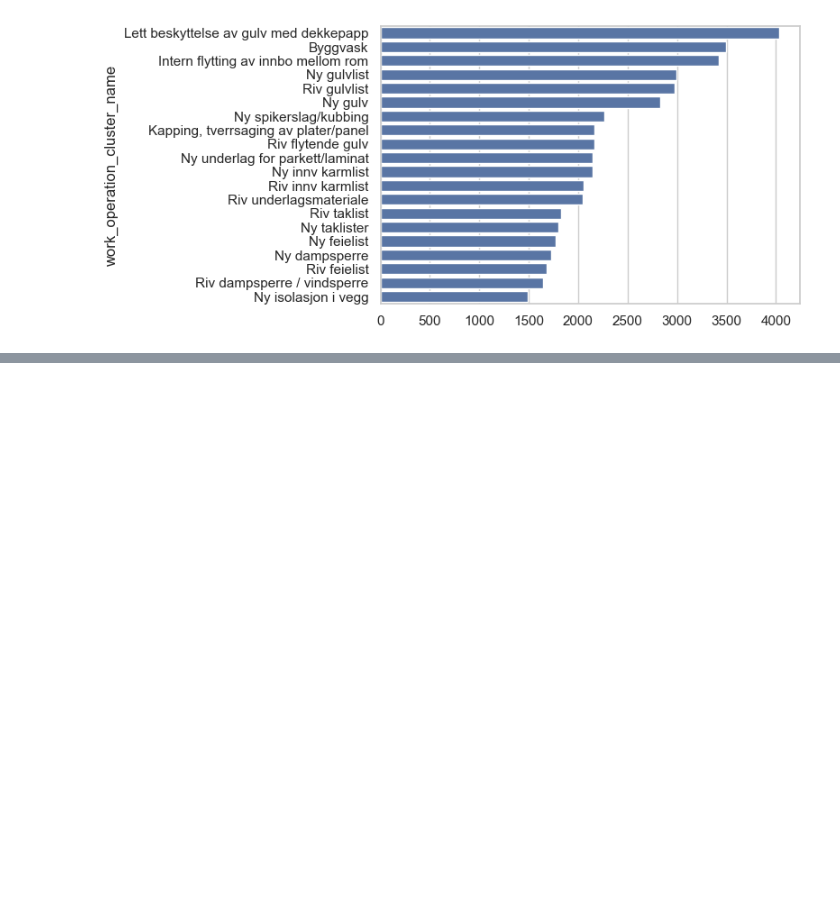
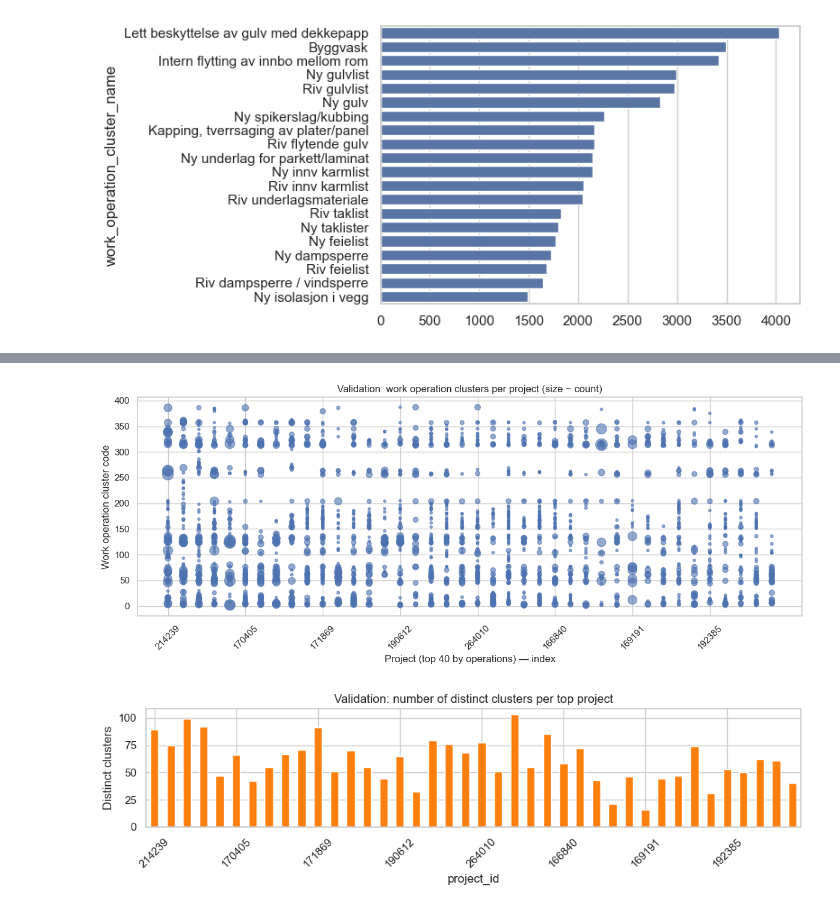
Before and after one commit to tobiasfremming/RecoverHackathon, a Jupyter notebook: EDA/eda_val.ipynb, the cells around one changed output, grey strips where cells are left out. Drawn from its saved outputs; the diff is of its cells as text; code cells hidden in the pictures; blank space fills up the shorter version.

```diff
--- a/EDA/eda_val.ipynb
+++ b/EDA/eda_val.ipynb
@@ -137,0 +141,35 @@ Name: count, dtype: int64
+# %%
+# Per-project job distribution for validation set
+proj_ops = val.groupby(['project_id','work_operation_cluster_code']).size().reset_index(name='n_ops')
+
+# top projects by operations
+top_projects = val['project_id'].value_counts().head(40).index.tolist()
+subset = proj_ops[proj_ops['project_id'].isin(top_projects)].copy()
+proj_order = list(top_projects)
+proj_to_idx = {p:i for i,p in enumerate(proj_order)}
+subset['proj_idx'] = subset['project_id'].map(proj_to_idx)
+
+plt.figure(figsize=(12,5))
+plt.scatter(subset['proj_idx'], subset['work_operation_cluster_code'].astype(float) + np.random.normal(0,0.12,size=len(subset)),
+            s=np.clip(subset['n_ops']*6, 10, 500), alpha=0.6)
+plt.xlabel('Project (top 40 by operations) — index')
+plt.ylabel('Work operation cluster code')
+xticks = list(range(0, len(proj_order), 5))
+plt.xticks(ticks=xticks, labels=[proj_order[i] for i in xticks], rotation=45)
+plt.title('Validation: work operation clusters per project (size ~ count)')
+plt.tight_layout()
+plt.show()
+
+# Distinct clusters per project
+distinct_ops = proj_ops.groupby('project_id')['work_operation_cluster_code'].nunique().reset_index(name='n_distinct_ops')
+distinct_ops = distinct_ops[distinct_ops['project_id'].isin(top_projects)].set_index('project_id').loc[proj_order]
+plt.figure(figsize=(10,3))
+distinct_ops['n_distinct_ops'].plot(kind='bar', color='tab:orange')
+plt.title('Validation: number of distinct clusters per top project')
+plt.ylabel('Distinct clusters')
+plt.xticks(ticks=xticks, labels=[proj_order[i] for i in xticks], rotation=45)
+plt.tight_layout()
+plt.show()
+# %% [output]
+[figure, added]
+[figure, added]
```
Also changed, not shown: parts of 1 cell of this notebook, 2 other files.
